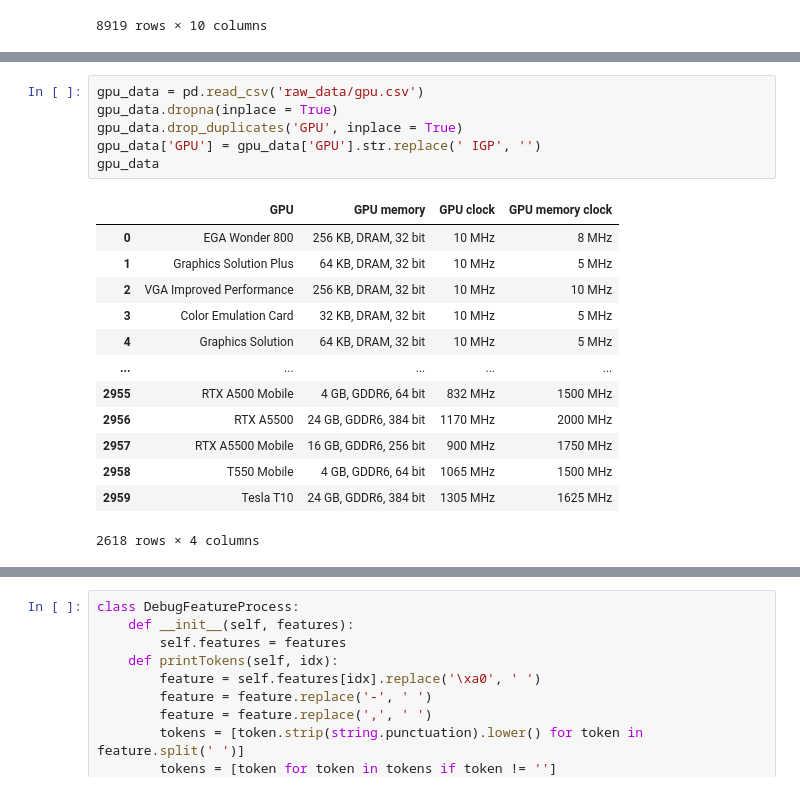
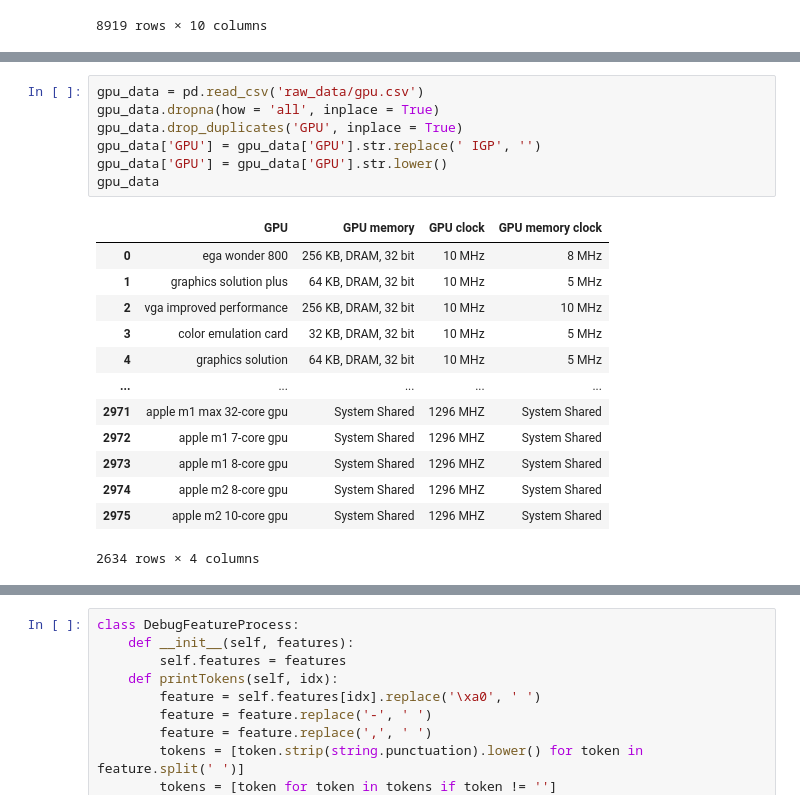
Before and after one commit to nhatbui97/dsproject, a Jupyter notebook: data_cleaning.ipynb, the cells around one changed output, grey strips where cells are left out. Drawn from its saved outputs; the diff is of its cells as text.

```diff
--- a/data_cleaning.ipynb
+++ b/data_cleaning.ipynb
@@ -138,20 +113,21 @@ Name: GPU, Length: 8905, dtype: object
 # %%
 gpu_data = pd.read_csv('raw_data/gpu.csv')
-gpu_data.dropna(inplace = True)
+gpu_data.dropna(how = 'all', inplace = True)
 gpu_data.drop_duplicates('GPU', inplace = True)
 gpu_data['GPU'] = gpu_data['GPU'].str.replace(' IGP', '')
+gpu_data['GPU'] = gpu_data['GPU'].str.lower()
 gpu_data
 # %% [output]
 |  | GPU | GPU memory | GPU clock | GPU memory clock |
-| 0 | EGA Wonder 800 | 256 KB, DRAM, 32 bit | 10 MHz | 8 MHz |
-| 1 | Graphics Solution Plus | 64 KB, DRAM, 32 bit | 10 MHz | 5 MHz |
-| 2 | VGA Improved Performance | 256 KB, DRAM, 32 bit | 10 MHz | 10 MHz |
-| 3 | Color Emulation Card | 32 KB, DRAM, 32 bit | 10 MHz | 5 MHz |
-| 4 | Graphics Solution | 64 KB, DRAM, 32 bit | 10 MHz | 5 MHz |
+| 0 | ega wonder 800 | 256 KB, DRAM, 32 bit | 10 MHz | 8 MHz |
+| 1 | graphics solution plus | 64 KB, DRAM, 32 bit | 10 MHz | 5 MHz |
+| 2 | vga improved performance | 256 KB, DRAM, 32 bit | 10 MHz | 10 MHz |
+| 3 | color emulation card | 32 KB, DRAM, 32 bit | 10 MHz | 5 MHz |
+| 4 | graphics solution | 64 KB, DRAM, 32 bit | 10 MHz | 5 MHz |
 | ... | ... | ... | ... | ... |
-| 2955 | RTX A500 Mobile | 4 GB, GDDR6, 64 bit | 832 MHz | 1500 MHz |
-| 2956 | RTX A5500 | 24 GB, GDDR6, 384 bit | 1170 MHz | 2000 MHz |
-| 2957 | RTX A5500 Mobile | 16 GB, GDDR6, 256 bit | 900 MHz | 1750 MHz |
-| 2958 | T550 Mobile | 4 GB, GDDR6, 64 bit | 1065 MHz | 1500 MHz |
-| 2959 | Tesla T10 | 24 GB, GDDR6, 384 bit | 1305 MHz | 1625 MHz |
+| 2971 | apple m1 max 32-core gpu | System Shared | 1296 MHZ | System Shared |
+| 2972 | apple m1 7-core gpu | System Shared | 1296 MHZ | System Shared |
+| 2973 | apple m1 8-core gpu | System Shared | 1296 MHZ | System Shared |
+| 2974 | apple m2 8-core gpu | System Shared | 1296 MHZ | System Shared |
+| 2975 | apple m2 10-core gpu | System Shared | 1296 MHZ | System Shared |
-2618 rows × 4 columns
+2634 rows × 4 columns
```
Also changed, not shown: parts of 15 cells of this notebook, 4 other files.
